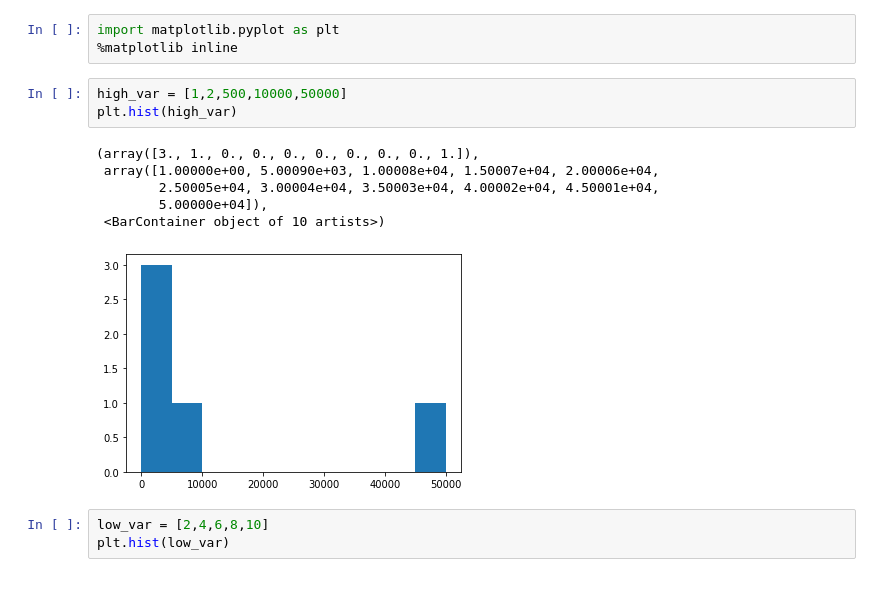
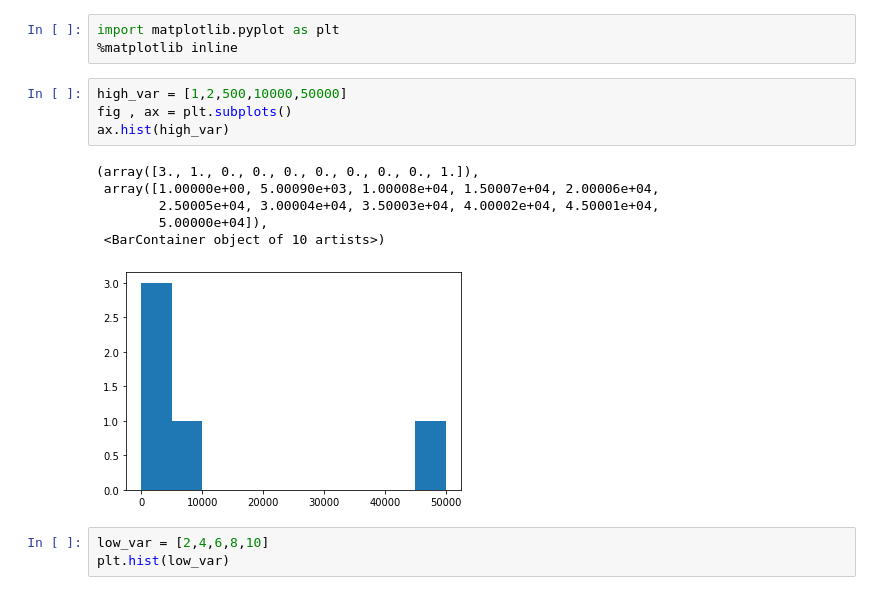
Before and after one commit to Lethaldroid/ML_Notes, a Jupyter notebook: Numpy/intro_to_numpy.ipynb, the cells around one changed output. Drawn from its saved outputs; the diff is of its cells as text.

```diff
--- a/Numpy/intro_to_numpy.ipynb
+++ b/Numpy/intro_to_numpy.ipynb
@@ -307,16 +308,17 @@ np.sqrt(np.var(a2))
 # %%
 import matplotlib.pyplot as plt
 %matplotlib inline
-# %%
-high_var = [1,2,500,10000,50000]
-plt.hist(high_var)
-# %% [output]
-(array([3., 1., 0., 0., 0., 0., 0., 0., 0., 1.]),
- array([1.00000e+00, 5.00090e+03, 1.00008e+04, 1.50007e+04, 2.00006e+04,
-        2.50005e+04, 3.00004e+04, 3.50003e+04, 4.00002e+04, 4.50001e+04,
-        5.00000e+04]),
- <BarContainer object of 10 artists>)
-[figure, removed]
+# %%
+high_var = [1,2,500,10000,50000]
+fig , ax = plt.subplots()
+ax.hist(high_var)
+# %% [output]
+(array([3., 1., 0., 0., 0., 0., 0., 0., 0., 1.]),
+ array([1.00000e+00, 5.00090e+03, 1.00008e+04, 1.50007e+04, 2.00006e+04,
+        2.50005e+04, 3.00004e+04, 3.50003e+04, 4.00002e+04, 4.50001e+04,
+        5.00000e+04]),
+ <BarContainer object of 10 artists>)
+[figure, added]
 # %%
 low_var = [2,4,6,8,10]
 plt.hist(low_var)
```
Also changed, not shown: parts of 7 cells of this notebook.
